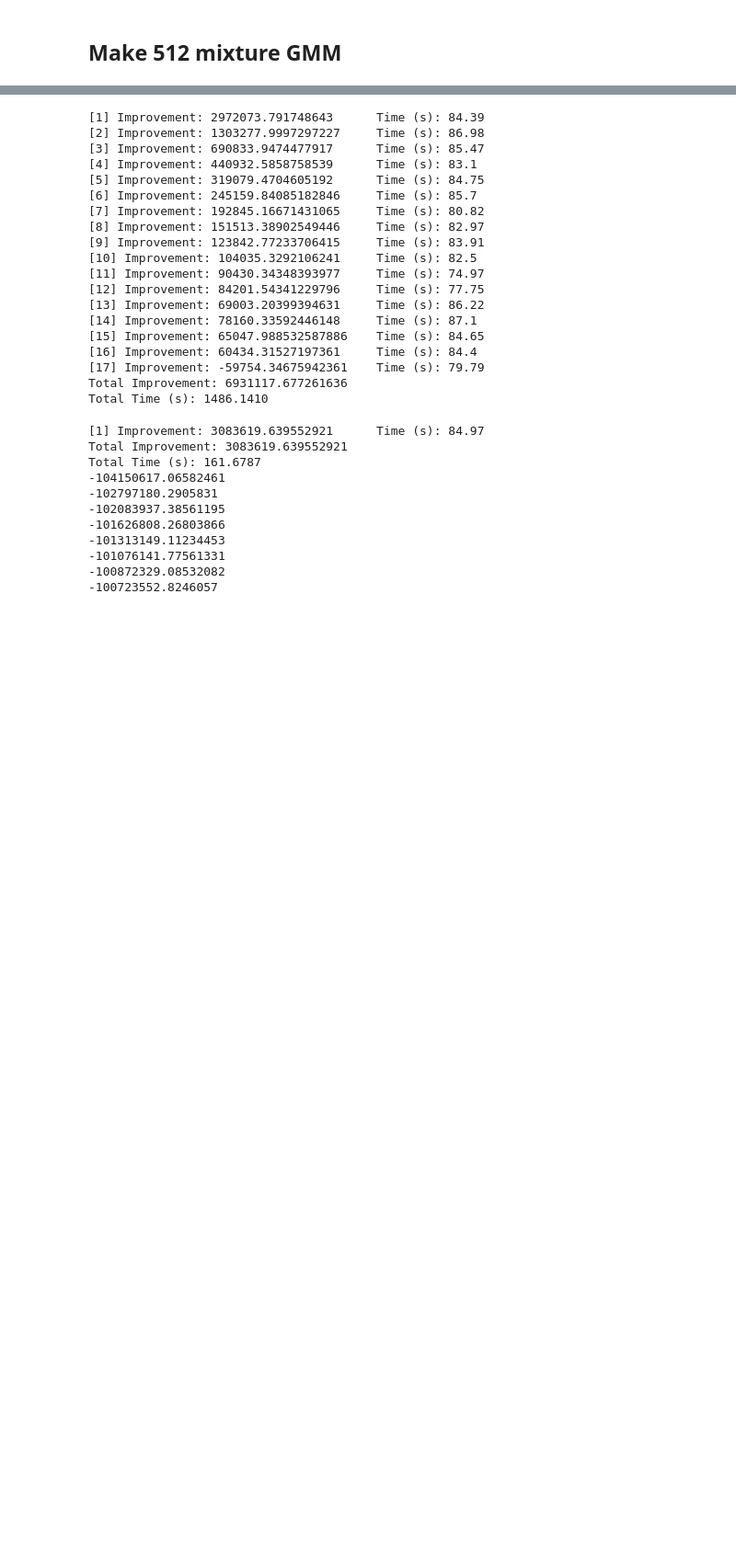
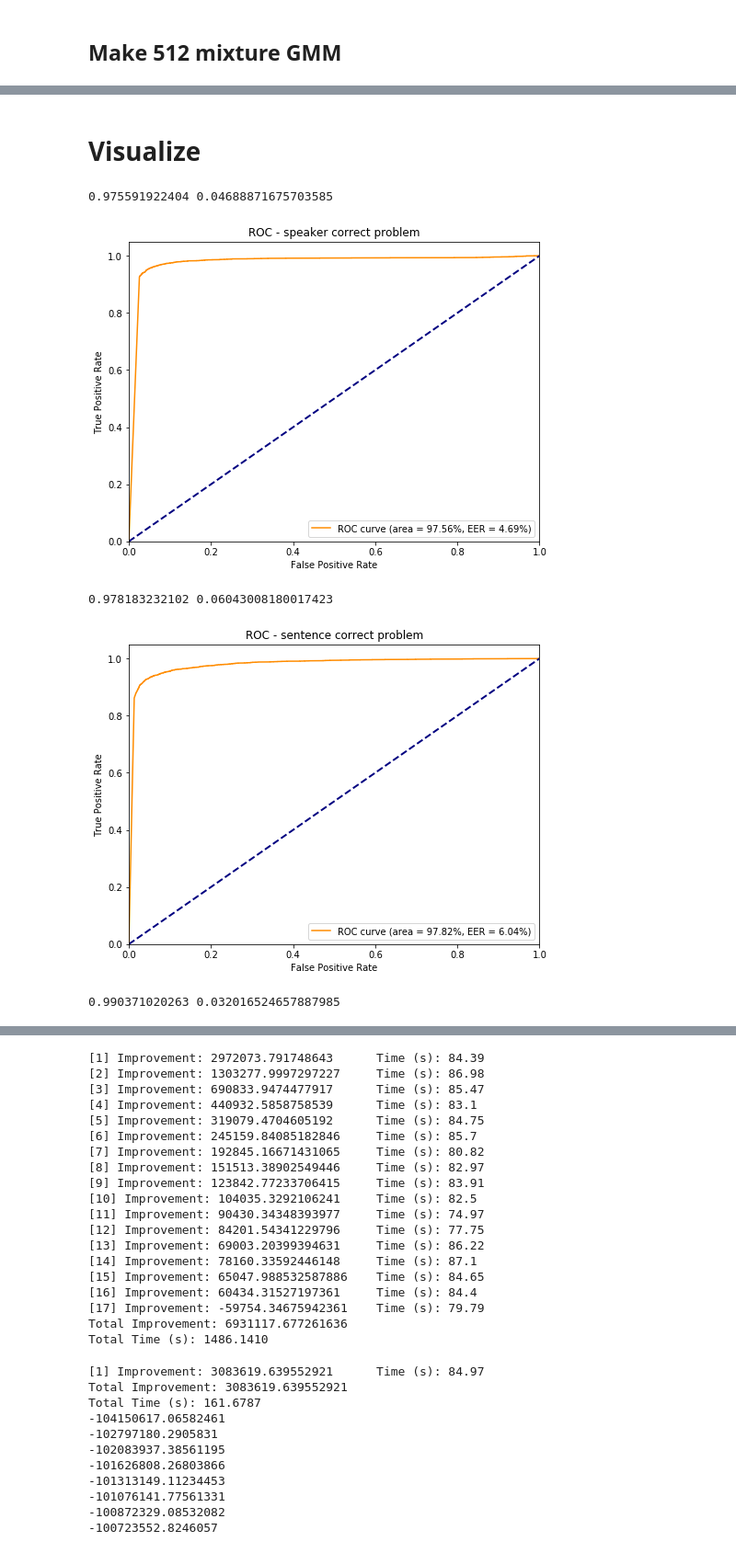
Before and after one commit to michalsosn/paprotka, a Jupyter notebook: notebooks/RedDots - GMM UBM.ipynb, the cells around one changed output, grey strips where cells are left out. Shown: that part at 92% size. Drawn from its saved outputs; the diff is of its cells as text; code cells hidden in the pictures; blank space fills up the shorter version.

```diff
--- a/notebooks/RedDots - GMM UBM.ipynb
+++ b/notebooks/RedDots - GMM UBM.ipynb
@@ -216,0 +342,52 @@ for i in range(10, 13):
+# %% [markdown]
+# Visualize
+# %%
+def equal_error_rate(fpr, tpr, thresholds):
+    eer = optimize.brentq(lambda x : 1. - x - interpolate.interp1d(fpr, tpr)(x), 0., 1.)
+    threshold = interpolate.interp1d(fpr, thresholds)(eer)
+    return eer, threshold
+
+def plot_roc(fpr, tpr, auc, eer, title):
+    plt.figure(figsize=(8, 6))
+    print(auc, eer)
+    plt.plot(fpr, tpr, color='darkorange',
+             label='ROC curve (area = {:.2%}, EER = {:.2%})'.format(auc, eer))
+    plt.plot([0, 1], [0, 1], color='navy', lw=2, linestyle='--')
+    plt.xlim([0.0, 1.0])
+    plt.ylim([0.0, 1.05])
+    plt.xlabel('False Positive Rate')
+    plt.ylabel('True Positive Rate')
+    if title:
+        plt.title(title)
+    plt.legend(loc="lower right")
+    plt.show()
+
+def visualize_roc(fpr, tpr, thresholds, title=None):
+    roc_auc = metrics.auc(fpr, tpr)
+    eer, threshold = equal_error_rate(fpr, tpr, thresholds)
+    plot_roc(fpr, tpr, roc_auc, eer, title=title)
+
+def visualize_results(results):
+    # is target right, disregarding sentence
+    roc_target_right = metrics.roc_curve(results.target_right, results.speaker_prob)
+    visualize_roc(*roc_target_right, title='ROC - speaker correct problem')
+
+    # is sentence correct or wrong, disregarding target
+    roc_sentence_right = metrics.roc_curve(results.sentence_right, results.sentence_prob)
+    visualize_roc(*roc_sentence_right, title='ROC - sentence correct problem')
+
+    # is target right, when the sentence is correct
+    roc_both_right = metrics.roc_curve(results.target_right & results.sentence_right, results.both_prob)
+    visualize_roc(*roc_both_right, title='ROC - speaker and sentence correct problem')
+# %%
+trials_1_results['speaker_prob'] = np.exp(trials_1_results.speaker_score - np.maximum(trials_1_results.ubm_score, trials_1_results.speaker_score))
+trials_1_results['sentence_prob'] = np.exp(trials_1_results.sentence_score - np.maximum(trials_1_results.ubm_score, trials_1_results.sentence_score))
+trials_1_results['both_prob'] = trials_1_results.score
+# %%
+visualize_results(trials_1_results[~trials_1_results.too_short])
+# %% [output]
+0.975591922404 0.04688871675703585
+[figure, added]
+0.978183232102 0.06043008180017423
+[figure, added]
+0.990371020263 0.032016524657887985
```
Also changed, not shown: parts of 46 cells of this notebook, 3 other files.
